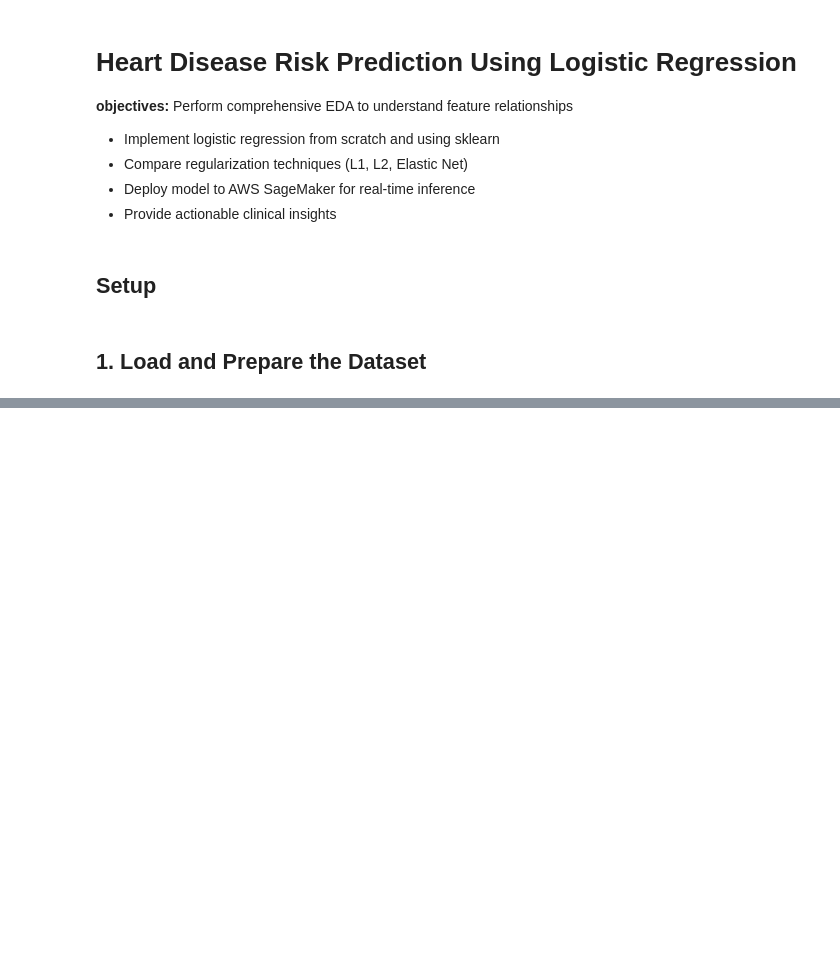
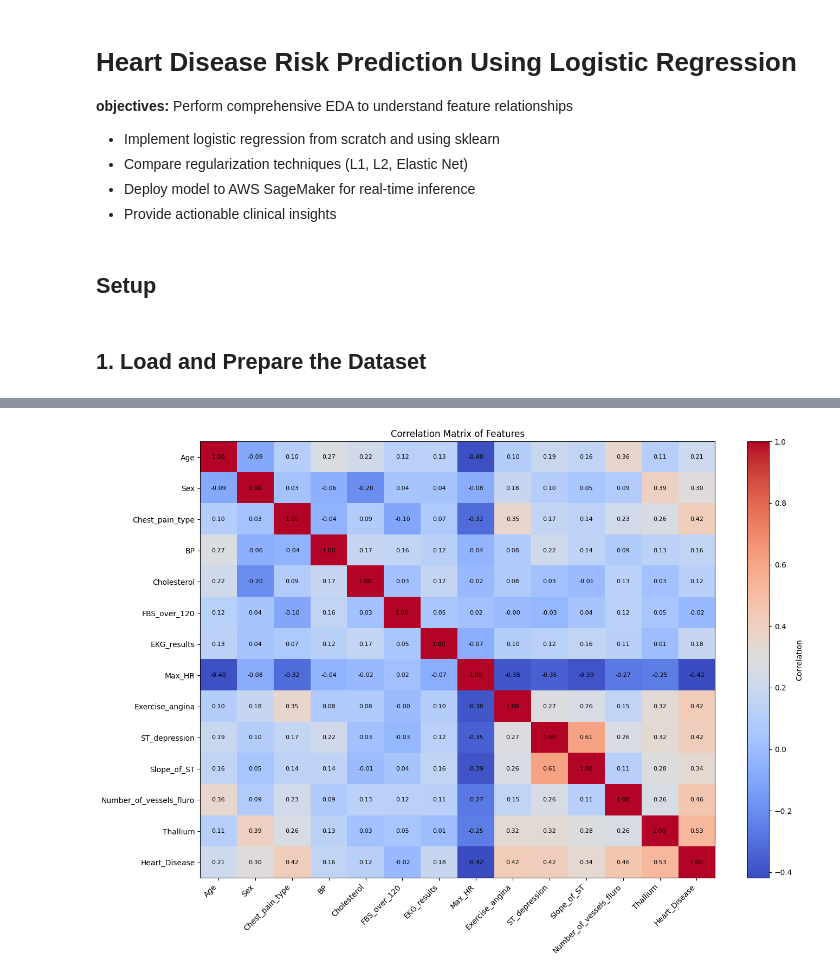
Before and after one commit to mayerllyyo/Heart-Disease-Risk-Prediction-Using-Logistic-Regression, a Jupyter notebook: heart_disease_lr_analysis.ipynb, the cells around one changed output, grey strips where cells are left out. Drawn from its saved outputs; the diff is of its cells as text; code cells hidden in the pictures; blank space fills up the shorter version.

```diff
--- a/heart_disease_lr_analysis.ipynb
+++ b/heart_disease_lr_analysis.ipynb
@@ -42,0 +132,17 @@ plt.show()
+# %%
+# Correlation matrix
+correlation_matrix = df.corr(numeric_only=True)
+plt.figure(figsize=(14, 10))
+plt.imshow(correlation_matrix, cmap='coolwarm', aspect='auto')
+plt.colorbar(label='Correlation')
+plt.xticks(range(len(correlation_matrix.columns)), correlation_matrix.columns, rotation=45, ha='right')
+plt.yticks(range(len(correlation_matrix.columns)), correlation_matrix.columns)
+plt.title('Correlation Matrix of Features')
+for i in range(len(correlation_matrix.columns)):
+    for j in range(len(correlation_matrix.columns)):
+        plt.text(j, i, f'{correlation_matrix.iloc[i, j]:.2f}',
+                ha='center', va='center', color='black', fontsize=8)
+plt.tight_layout()
+plt.show()
+# %% [output]
+[figure, added]
```
Also changed, not shown: parts of 30 cells of this notebook, 2 other files.
